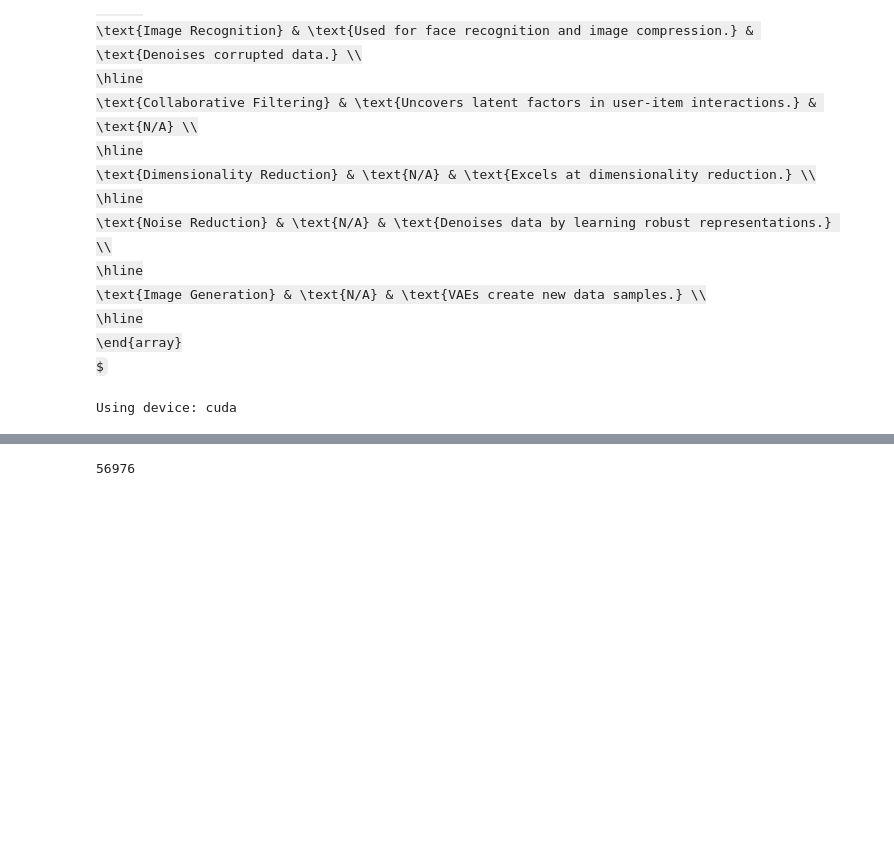
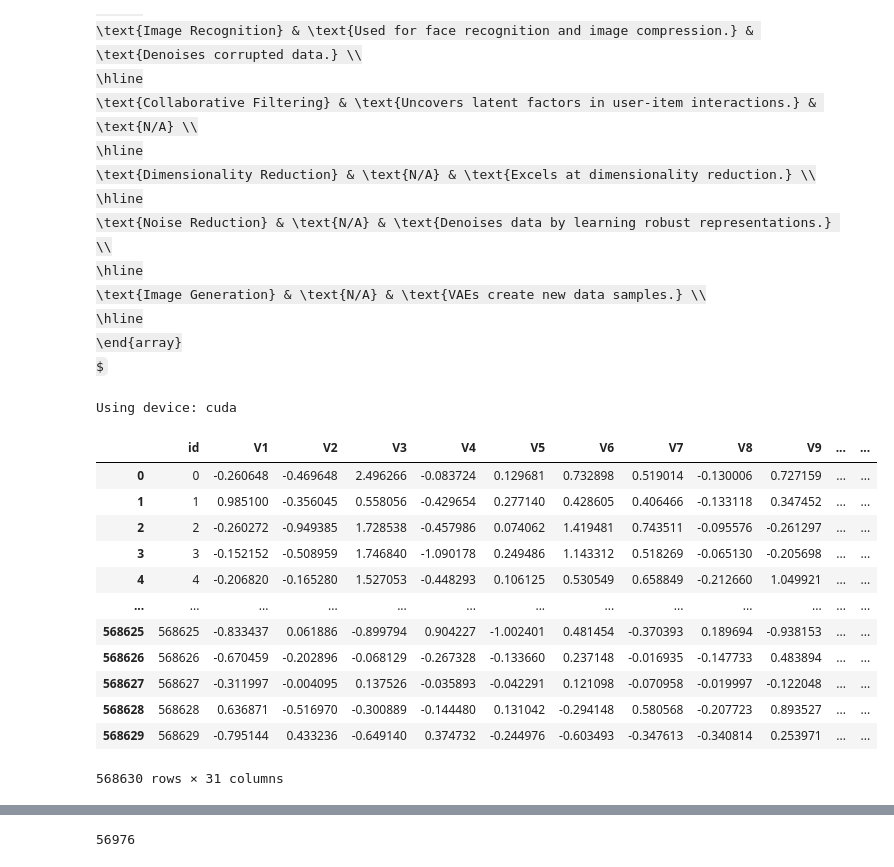
Before and after one commit to Hernan3scobar/Autoencoders, a Jupyter notebook: AutoEncoder-1.ipynb, the cells around one changed output, grey strips where cells are left out. Drawn from its saved outputs; the diff is of its cells as text; code cells hidden in the pictures; some formulas as TeX source; blank space fills up the shorter version.

```diff
--- a/AutoEncoder-1.ipynb
+++ b/AutoEncoder-1.ipynb
@@ -46,3 +49,19 @@ Using device: cuda
 main_path = "credit_card/creditcard_2023.csv"
 # %%
 df = pd.read_csv(main_path)
+#df = pl.read_csv(main_path)
+df
+# %% [output]
+|  | id | V1 | V2 | V3 | V4 | V5 | V6 | V7 | V8 | V9 | ... | ... |
+| 0 | 0 | -0.260648 | -0.469648 | 2.496266 | -0.083724 | 0.129681 | 0.732898 | 0.519014 | -0.130006 | 0.727159 | ... | ... |
+| 1 | 1 | 0.985100 | -0.356045 | 0.558056 | -0.429654 | 0.277140 | 0.428605 | 0.406466 | -0.133118 | 0.347452 | ... | ... |
+| 2 | 2 | -0.260272 | -0.949385 | 1.728538 | -0.457986 | 0.074062 | 1.419481 | 0.743511 | -0.095576 | -0.261297 | ... | ... |
+| 3 | 3 | -0.152152 | -0.508959 | 1.746840 | -1.090178 | 0.249486 | 1.143312 | 0.518269 | -0.065130 | -0.205698 | ... | ... |
+| 4 | 4 | -0.206820 | -0.165280 | 1.527053 | -0.448293 | 0.106125 | 0.530549 | 0.658849 | -0.212660 | 1.049921 | ... | ... |
+| ... | ... | ... | ... | ... | ... | ... | ... | ... | ... | ... | ... | ... |
+| 568625 | 568625 | -0.833437 | 0.061886 | -0.899794 | 0.904227 | -1.002401 | 0.481454 | -0.370393 | 0.189694 | -0.938153 | ... | ... |
+| 568626 | 568626 | -0.670459 | -0.202896 | -0.068129 | -0.267328 | -0.133660 | 0.237148 | -0.016935 | -0.147733 | 0.483894 | ... | ... |
+| 568627 | 568627 | -0.311997 | -0.004095 | 0.137526 | -0.035893 | -0.042291 | 0.121098 | -0.070958 | -0.019997 | -0.122048 | ... | ... |
+| 568628 | 568628 | 0.636871 | -0.516970 | -0.300889 | -0.144480 | 0.131042 | -0.294148 | 0.580568 | -0.207723 | 0.893527 | ... | ... |
+| 568629 | 568629 | -0.795144 | 0.433236 | -0.649140 | 0.374732 | -0.244976 | -0.603493 | -0.347613 | -0.340814 | 0.253971 | ... | ... |
+568630 rows × 31 columns
```
Also changed, not shown: parts of 22 cells of this notebook.
